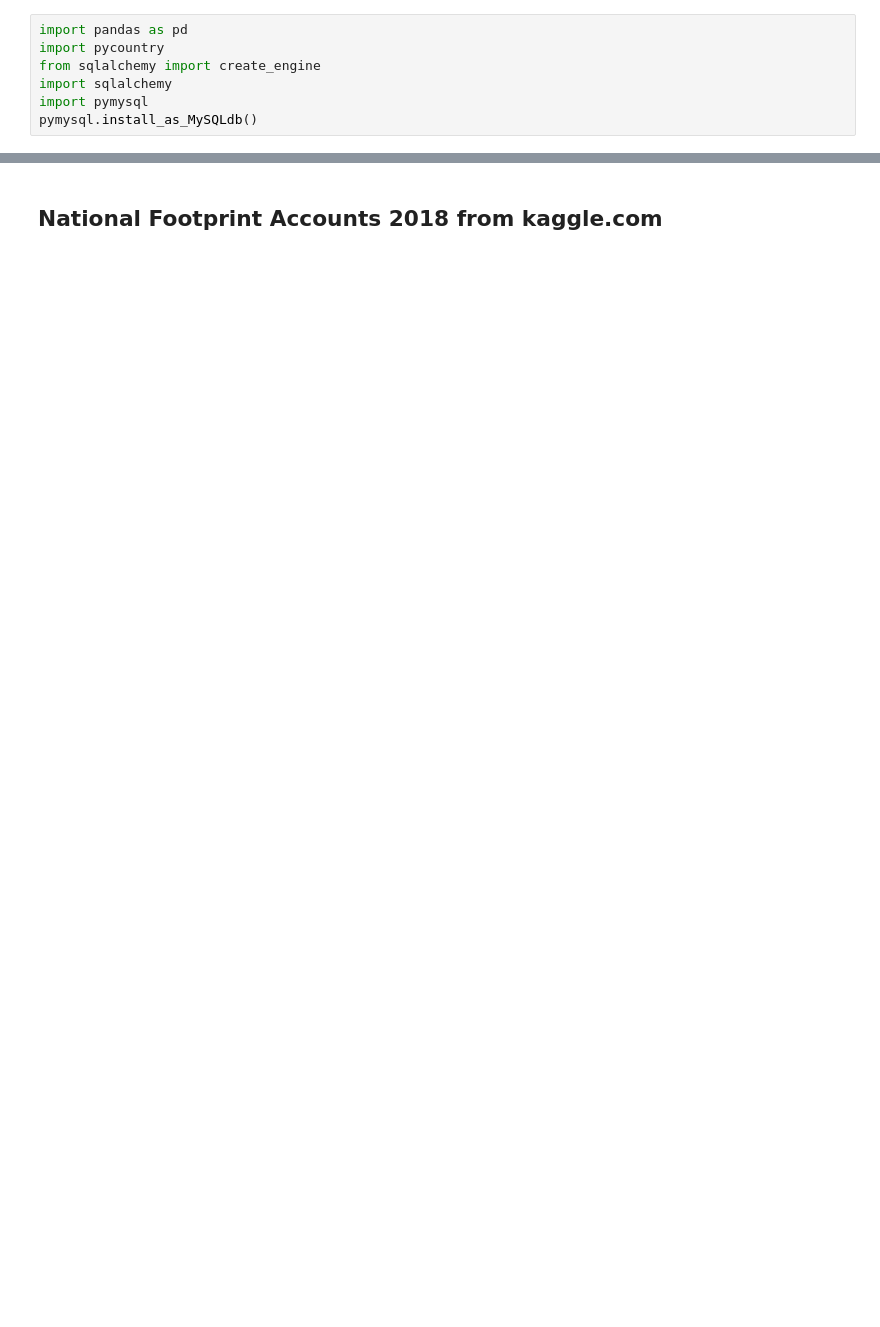
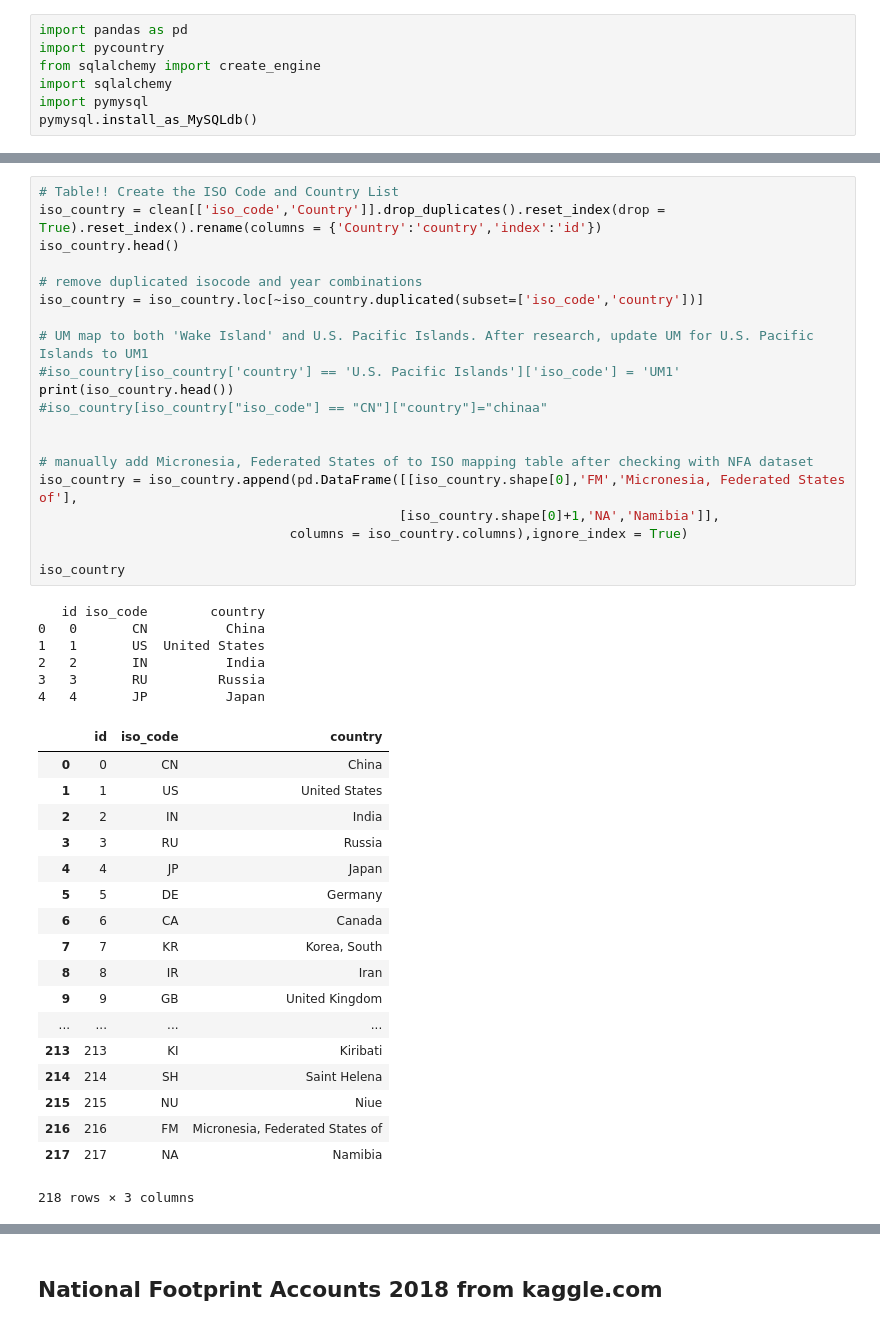
Before and after one commit to Reynazhang2014/ETL_Project, a Jupyter notebook: NFA.ipynb, the cells around one changed output, grey strips where cells are left out. Saved outputs shown, nothing was run; the diff lists cells and outputs as text; blank space fills up the shorter version.

Commit message:
dealing with country with different names

```diff
--- a/NFA.ipynb
+++ b/NFA.ipynb
@@ -7,0 +19,45 @@ pymysql.install_as_MySQLdb()
+# %%
+# Table!! Create the ISO Code and Country List
+iso_country = clean[['iso_code','Country']].drop_duplicates().reset_index(drop = True).reset_index().rename(columns = {'Country':'country','index':'id'})
+iso_country.head()
+
+# remove duplicated isocode and year combinations
+iso_country = iso_country.loc[~iso_country.duplicated(subset=['iso_code','country'])]
+
+# UM map to both 'Wake Island' and U.S. Pacific Islands. After research, update UM for U.S. Pacific Islands to UM1
+#iso_country[iso_country['country'] == 'U.S. Pacific Islands']['iso_code'] = 'UM1'
+print(iso_country.head())
+#iso_country[iso_country["iso_code"] == "CN"]["country"]="chinaa"
+
+
+# manually add Micronesia, Federated States of to ISO mapping table after checking with NFA dataset
+iso_country = iso_country.append(pd.DataFrame([[iso_country.shape[0],'FM','Micronesia, Federated States of'],
+                                              [iso_country.shape[0]+1,'NA','Namibia']],
+                                columns = iso_country.columns),ignore_index = True)
+
+iso_country
+# %% [output]
+   id iso_code        country
+0   0       CN          China
+1   1       US  United States
+2   2       IN          India
+3   3       RU         Russia
+4   4       JP          Japan
+|  | id | iso_code | country |
+| 0 | 0 | CN | China |
+| 1 | 1 | US | United States |
+| 2 | 2 | IN | India |
+| 3 | 3 | RU | Russia |
+| 4 | 4 | JP | Japan |
+| 5 | 5 | DE | Germany |
+| 6 | 6 | CA | Canada |
+| 7 | 7 | KR | Korea, South |
+| 8 | 8 | IR | Iran |
+| 9 | 9 | GB | United Kingdom |
+| ... | ... | ... | ... |
+| 213 | 213 | KI | Kiribati |
+| 214 | 214 | SH | Saint Helena |
+| 215 | 215 | NU | Niue |
+| 216 | 216 | FM | Micronesia, Federated States of |
+| 217 | 217 | NA | Namibia |
+218 rows × 3 columns
```
Also changed, not shown: parts of 24 cells of this notebook.
